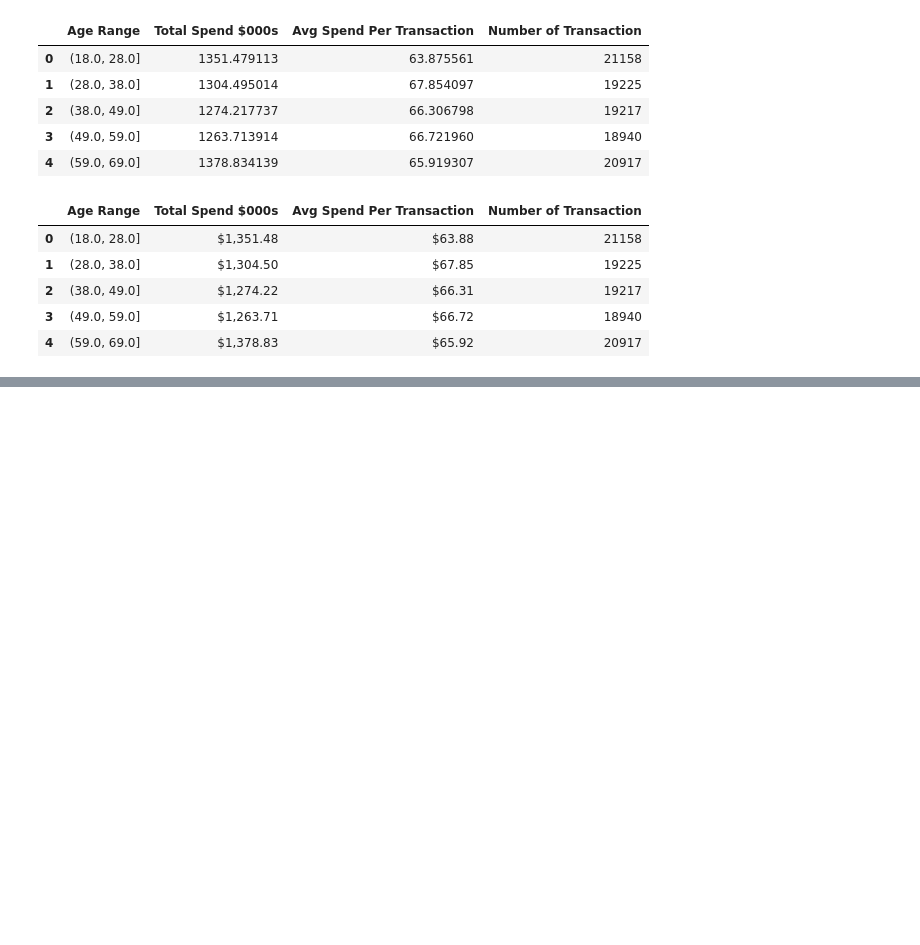
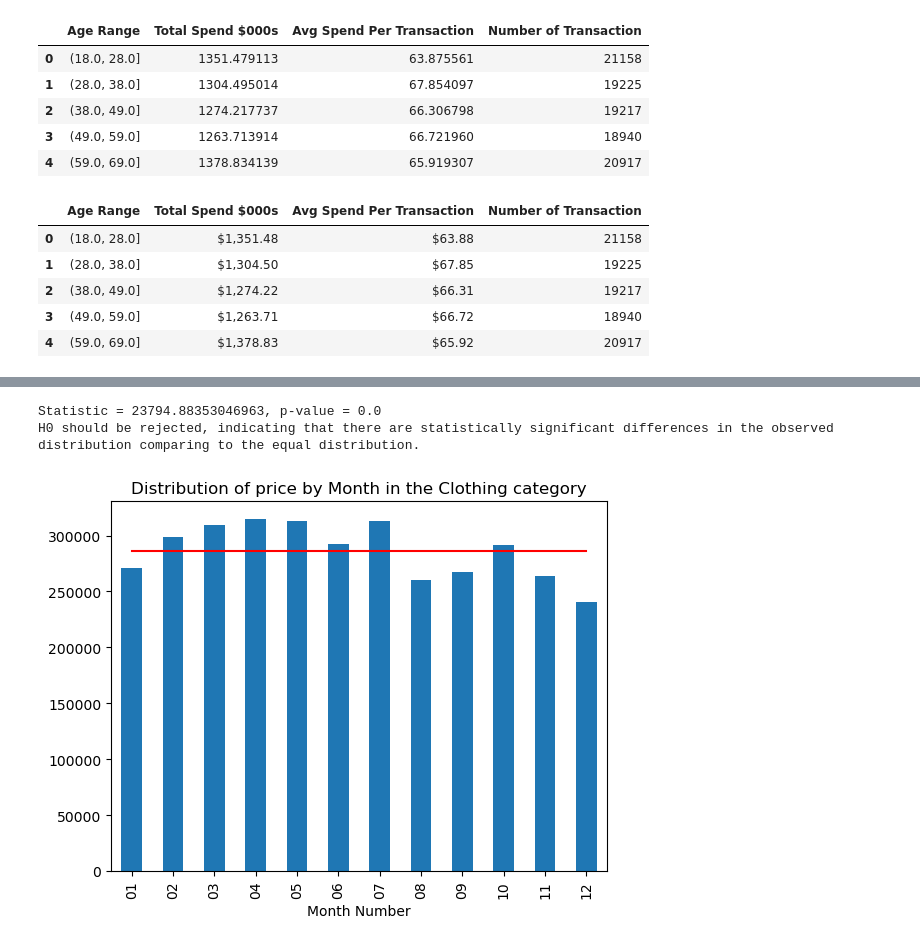
Before and after one commit to SarahIFawzy/Retail-Sales-Analysis, a Jupyter notebook: compiled_code.ipynb, the cells around one changed output, grey strips where cells are left out. Drawn from its saved outputs; the diff is of its cells as text; code cells hidden in the pictures; blank space fills up the shorter version.

```diff
--- a/compiled_code.ipynb
+++ b/compiled_code.ipynb
@@ -990,6 +986,28 @@ def metrics_distribution_by_attribute(df, attribute_name, title_ext="", fig_heig
     fig.suptitle(f"Distribution USD Price and Quantity by {attribute_name} {title_ext}")
     plt.tight_layout()
     plt.show()
+# %%
+def comparison_w_equal_distribution(observed, title = ""):
+    #calculated expected as an average of all observed values
+    expected = [[sum(observed) / len(observed)] * len(observed)]
+
+    #perform Chi-square test
+    statistic, pvalue = stats.chisquare(f_obs=observed, f_exp=expected[0])
+
+    #Display the test results and conclusion, calculated based on the p-value.
+
+    print(f"Statistic = {statistic}, p-value = {pvalue}")
+    if pvalue < 0.05:
+        print(f"H0 should be rejected, indicating that there are statistically significant differences in the observed distribution comparing to the equal distribution.\n")
+    else:
+        print(f"H0 should be accepted, indicating that there are no statistically significant differences in the observed distribution comparing to the equal distribution.\n")
+
+    #draw a chart with observed (bar) and expected (line) values
+    observed.plot(kind="bar")
+    #draw an average line
+    plt.plot(observed.index, expected[0], linestyle='-', color="red")
+    plt.title(title)
+    plt.show()
 # %%
 # Create a new DataFrame
 payment_method_df = merged_df[["USD Price", "quantity", "payment_method"]].copy()
@@ -1263,0 +1420,5 @@ analysis_by_age
+# %%
+# Analysis of dependency between sales activity and a month of a year
+# Adding Year and Month Number attributes to the DataFrame
+merged_df[["Year", "Month Number"]] = merged_df["Month"].str.split('-', expand=True)
+merged_df.head()
@@ -1263,0 +1433,8 @@ analysis_by_age
+# %%
+# Analyze the seasonal dependencies of customers,
+# including the impact of weather conditions on purchasing activity.
+# This analysis will enable the planning of marketing campaigns tailored to specific months or weather conditions.
+# Data is isolated to complete years only before commencing the analysis.
+
+full_years_df = merged_df[(merged_df["Year"].isin(["2021", "2022"]))]
+full_years_df.head()
@@ -1263,0 +1449,11 @@ analysis_by_age
+# %%
+# Seasonal changes in total price and total quantity in the Clothing category
+
+# Comparing the observed distribution of price in the Clothing category by month with the equal distribution
+df = full_years_df[(full_years_df["category"] == "Clothing")].groupby("Month Number")["USD Price"].sum()
+
+comparison_w_equal_distribution(df, "Distribution of price by Month in the Clothing category")
+# %% [output]
+Statistic = 23794.88353046963, p-value = 0.0
+H0 should be rejected, indicating that there are statistically significant differences in the observed distribution comparing to the equal distribution.
+[figure, added]
```
Also changed, not shown: parts of 40 cells of this notebook.
